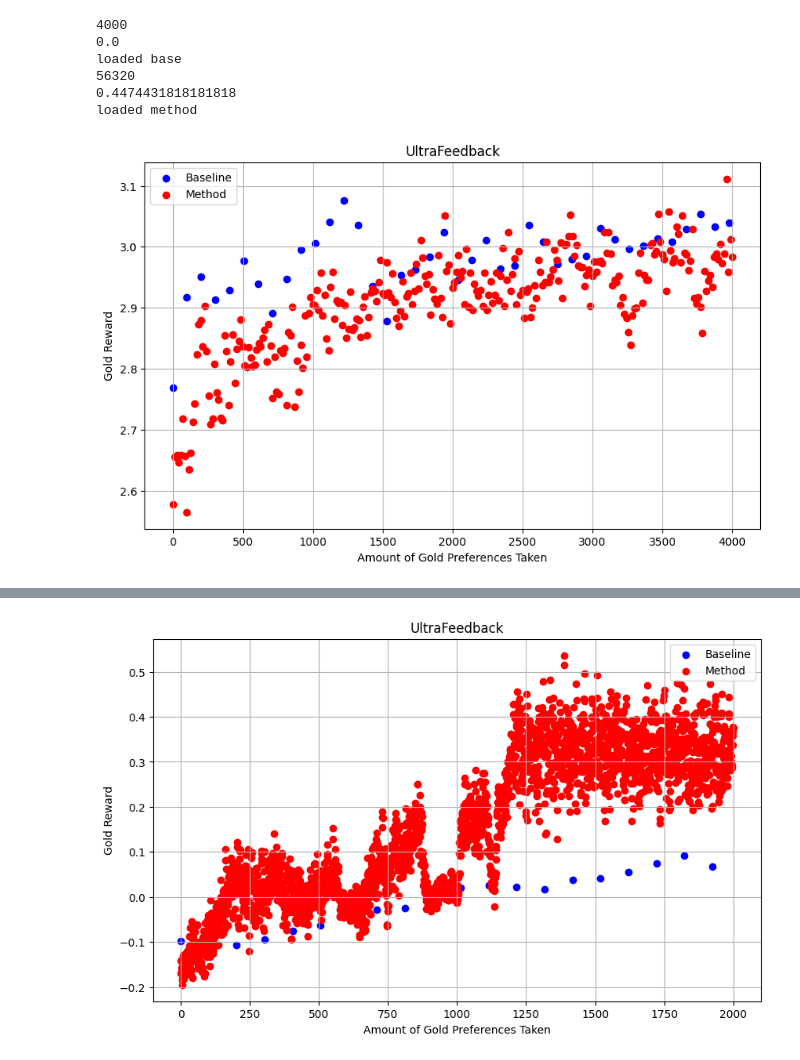
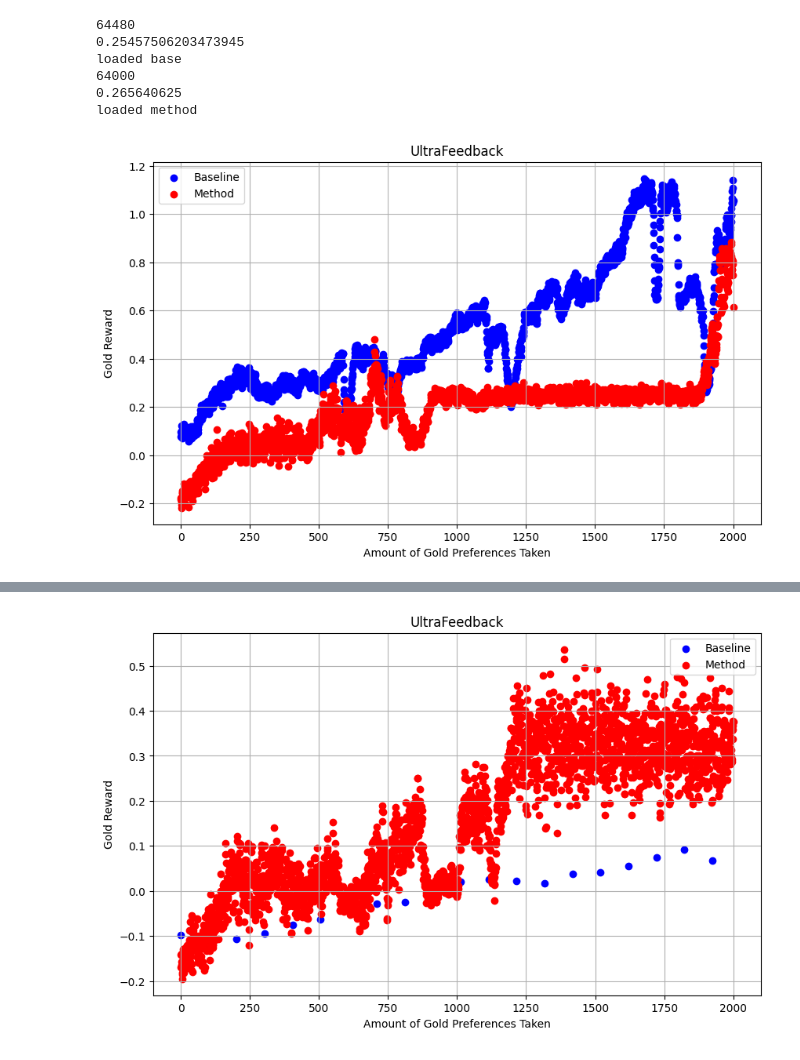
Before and after one commit to PrasannS/d2po, a Jupyter notebook: notebooks/trainlog_analysis.ipynb, the cells around one changed output, grey strips where cells are left out. Saved outputs shown, nothing was run; the diff lists cells and outputs as text; code cells hidden in the pictures.

```diff
--- a/notebooks/trainlog_analysis.ipynb
+++ b/notebooks/trainlog_analysis.ipynb
@@ -92,6 +91,23 @@ basefs = {
     'cdist':"../outputs/results/rollouts/contrastivedistill/ppo_goldb8.jsonl",
     'ultra':"../outputs/results/rollouts/ultra/ppo_ultragolddpoplusfinal2.jsonl"
 }
+
+# using only fixed distribution data, in ARMOUR fashion
+basefs = {
+    'nouns':"../outputs/results/dynarmlogs//nouns/tiny_rm_confnoun_newalgo_2_5_seed2_oldupdates.jsonl",
+    'bagofwords':"../outputs/results/dynarmlogs/bagofwords/bowtiny_rm_conf_newalgo_5testnewseed2_oldupdates.jsonl",
+    'cdist':"../outputs/results/dynarmlogs/contrastivedistill/tiny_rm_rand_cdist_10_5_activefixseed2_oldupdates.jsonl",
+}
+
+# using only fixed distribution data, in ARMOUR fashion
+basefs = {
+    'nouns':"../outputs/results/dynarmlogs//nouns/smalldpo_confnoun_newalgo_2_5_seed2_dpoapi.jsonl",
+    'bagofwords':"../outputs/results/dynarmlogs/bagofwords/bowtiny_dpo_conf_newalgo_5testnewseed2_dpoapi.jsonl",
+    'cdist':"../outputs/results/dynarmlogs/contrastivedistill/smalldpo_rand_cdist_10_5_activefixseed2.jsonl",
+}
+
+
+
 # methods that do the best in each thing
 bestmethds = {
     'nouns':"../outputs/results/dynarmlogs/nouns/tiny_rm_confnoun_newalgo_2small_5testv3new.jsonl",
@@ -100,16 +116,17 @@ bestmethds = {
     'cdist':"../outputs/results/dynarmlogs/contrastivedistill/tiny_rm_rand_cdist_10_5_activefix.jsonl",
     'ultra':"../outputs/results/dynarmlogs/ultra/tiny_rm_conf_active_newalgoultra.jsonl"
 }
-bestmethds = {
-    'nouns':"../outputs/results/dynarmlogs/nouns/tiny_rm_confnoun_newalgo_2_5_seed3.jsonl",
-    'bagofwords':"../outputs/results/dynarmlogs/bagofwords/bowtiny_rm_conf_newalgo_5testnewseed3.jsonl",
-    'math':"../outputs/results/dynarmlogs/math/tiny_rm_easy4_32_2_try_seed2.jsonl",
-    'cdist':"../outputs/results/dynarmlogs/contrastivedistill/tiny_rm_rand_cdist_10_5_activefixseed3.jsonl",
-    'ultra':"../outputs/results/dynarmlogs/ultra/tiny_rm_conf_active_newalgoultra.jsonl"
-}
+# seeds
+# bestmethds = {
+#     'nouns':"../outputs/results/dynarmlogs/nouns/tiny_rm_confnoun_newalgo_2_5_seed3.jsonl",
+#     'bagofwords':"../outputs/results/dynarmlogs/bagofwords/bowtiny_rm_conf_newalgo_5testnewseed3.jsonl",
+#     'math':"../outputs/results/dynarmlogs/math/tiny_rm_easy4_32_2_try_seed2.jsonl",
+#     'cdist':"../outputs/results/dynarmlogs/contrastivedistill/tiny_rm_rand_cdist_10_5_activefixseed3.jsonl",
+#     'ultra':"../outputs/results/dynarmlogs/ultra/tiny_rm_conf_active_newalgoultra.jsonl"
+# }
 baseratio = 8
 mratios = {'bagofwords':2, 'nouns':0.8, 'math':2, 'cdist':1, 'ultra':8}
-dset = "math"
+dset = "cdist"
 tmpbase = loadf(basefs[dset])
 basengs, baseaccs = makengs(tmpbase)
 print("loaded base")
@@ -122,11 +139,11 @@ print("loaded method")
 # tlog = pd.read_json("../../activereprod/active-rlhf/outputs/results/dynarmlogs/math/u/prasanns/research/active-rlhf/outputs/models/math/tiny_rm_rand_subsamp_onlymathreprod3.jsonl", orient='records', lines=True)
 # tlog = pd.read_json("../outputs/results/dynarmlogs/.jsonl", orient='records', lines=True)
 # %% [output]
-4000
-0.0
+64480
+0.25457506203473945
 loaded base
-56320
-0.4474431818181818
+64000
+0.265640625
 loaded method
 # %%
 # get sliding window means over some input list (smoothened)
@@ -134,8 +151,11 @@ def intervmean(vals, interv=50, window=400):
     return [mean(vals[i:i+window]) for i in range(0, len(vals)-window, interv)]
 
 basemeans = intervmean([mean(m) for m in basengs], 25, 50)
-methmeans = intervmean([mean(m) for m in methngs], 200 , 200)
+methmeans = intervmean([mean(m) for m in methngs], 25 , 50)
+baseacms = intervmean(baseaccs, 100, 100)
+methacms = intervmean(methaccs, 100 , 100)
 # %%
-fig = ratio_scatter(basemeans, methmeans, 2000, baseratio, mratios[dset], "efficientplots/"+dset+".pdf", "UltraFeedback")
+# fig = ratio_scatter(basemeans, methmeans, 2000, baseratio, mratios[dset], "efficientplots/"+dset+".pdf", "UltraFeedback")
+fig = ratio_scatter(basemeans, methmeans, 2000, mratios[dset], mratios[dset], "efficientplots/"+dset+".pdf", "UltraFeedback")
 # %% [output]
-[figure, old version]
+[figure, new version]
```
Also changed, not shown: parts of 4 cells of this notebook, 9 other files.
